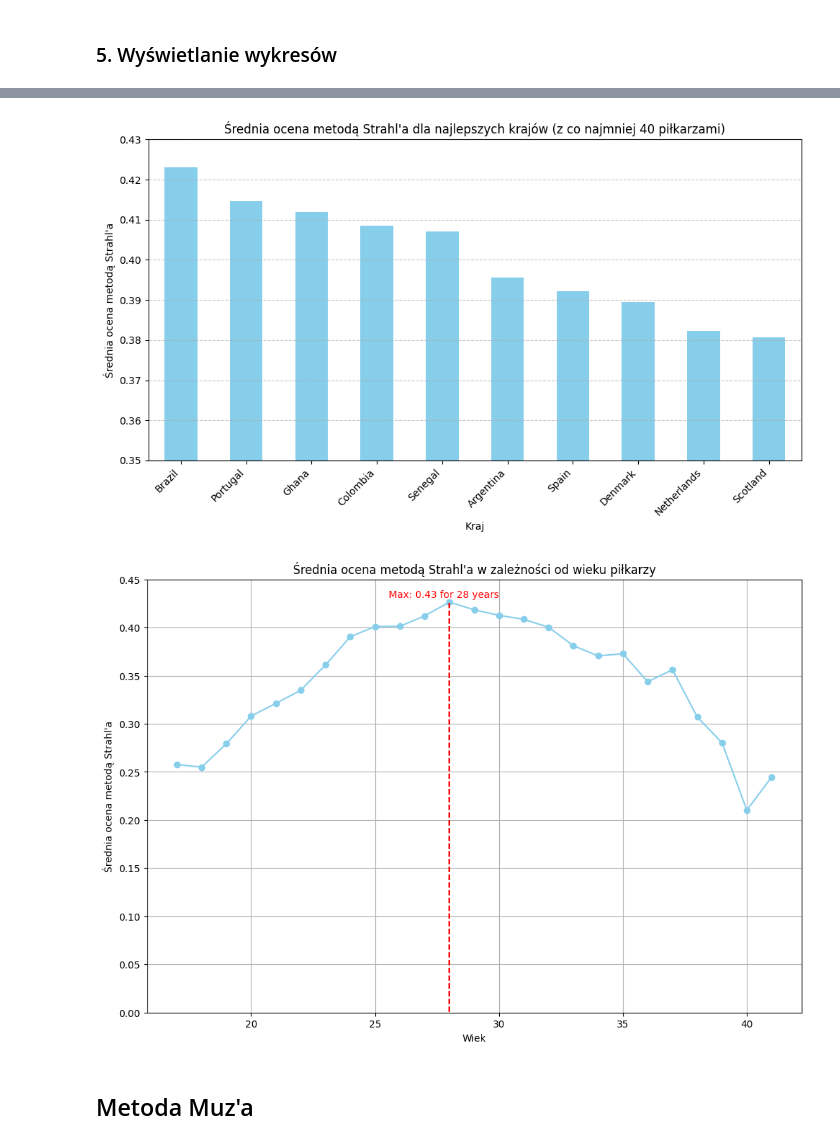
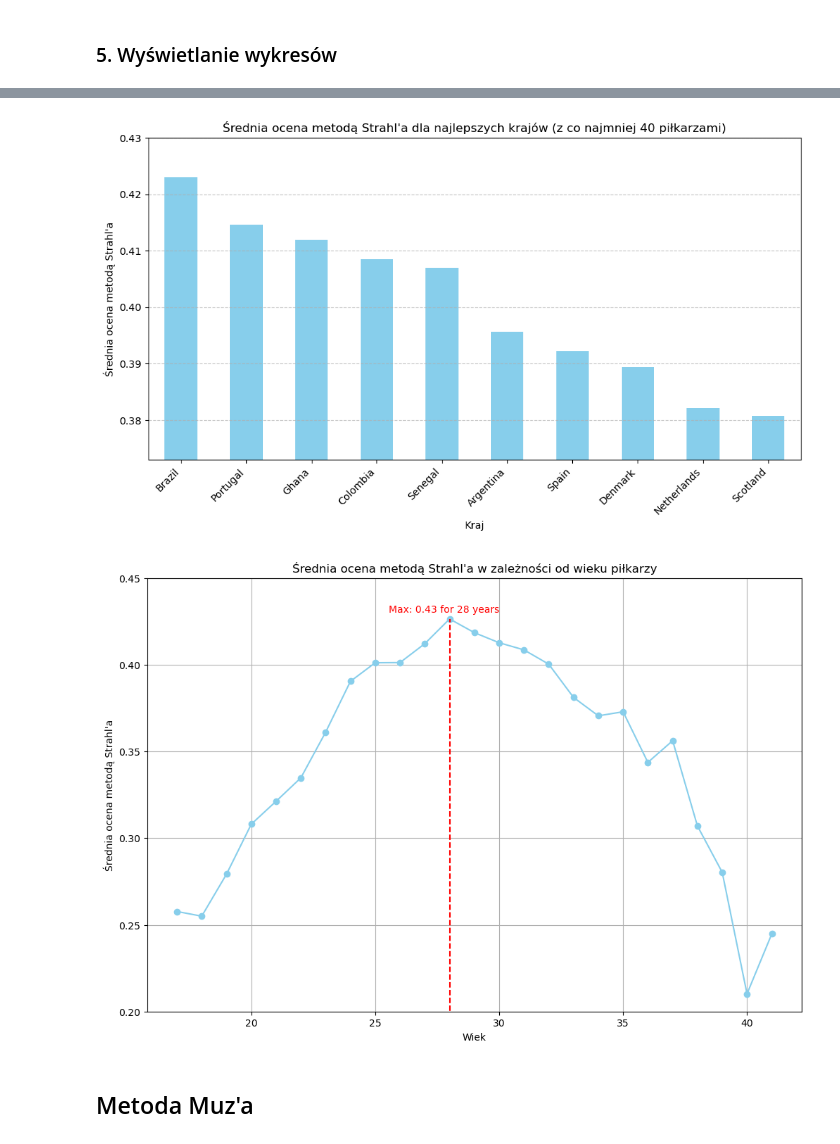
Before and after one commit to izabelakolodziejska/Fifa_players_analysis, a Jupyter notebook: fifa_analysys.ipynb, the cells around one changed output, grey strips where cells are left out. Cells and saved outputs as stored; diff of their text form; code cells hidden in the pictures.

```diff
--- a/fifa_analysys.ipynb
+++ b/fifa_analysys.ipynb
@@ -724,24 +727,24 @@ plt.show()
 # %%
 players_count_by_country = sorted_data['country'].value_counts()
 top_countries = players_count_by_country[players_count_by_country >= 40].index
 average_scores_by_country = sorted_data[sorted_data['country'].isin(top_countries)].groupby('country')['STRAHL Score'].mean()
 top_countries = average_scores_by_country.nlargest(10).index
 top_countries_data = sorted_data[sorted_data['country'].isin(top_countries)]
 
 plt.figure(figsize=(10, 6))
 bar_plot = average_scores_by_country[top_countries].plot(kind='bar', color='skyblue')
 plt.xlabel('Kraj')
 plt.ylabel('Średnia ocena metodą Strahl\'a')
 plt.title('Średnia ocena metodą Strahl\'a dla najlepszych krajów (z co najmniej 40 piłkarzami)')
 plt.xticks(rotation=45, ha='right')
 plt.grid(axis='y', linestyle='--', alpha=0.7)
 plt.tight_layout()
 
-bar_plot.set_ylim(0.35, 0.43)
+bar_plot.set_ylim(0.373, 0.43)
 
 plt.show()
 # %% [output]
-[figure, old version]
+[figure, new version]
 # %%
 average_scores_by_age = data.groupby('age')['STRAHL Score'].mean()
 
@@ -751,14 +754,14 @@ max_score = average_scores_by_age.max()
 max_age = average_scores_by_age.idxmax()
 plt.vlines(x=max_age, ymin=-11, ymax=max_score, color='r', linestyle='--', label=f'Max: {max_score:.2f}')
 plt.text(max_age+2, max_score+0.0025, f'Max: {max_score:.2f} for {max_age:.0f} years', va='bottom', ha='right', color='r')
-plt.ylim(0, 0.45)
+plt.ylim(0.2, 0.45)
 plt.xlabel('Wiek')
 plt.ylabel('Średnia ocena metodą Strahl\'a')
 plt.title('Średnia ocena metodą Strahl\'a w zależności od wieku piłkarzy')
 plt.grid(True)
 plt.show()
 # %% [output]
-[figure, old version]
+[figure, new version]
 # %% [markdown]
 ## Metoda Muz'a
 # %% [markdown]
```
Also changed, not shown: parts of 36 cells of this notebook.
